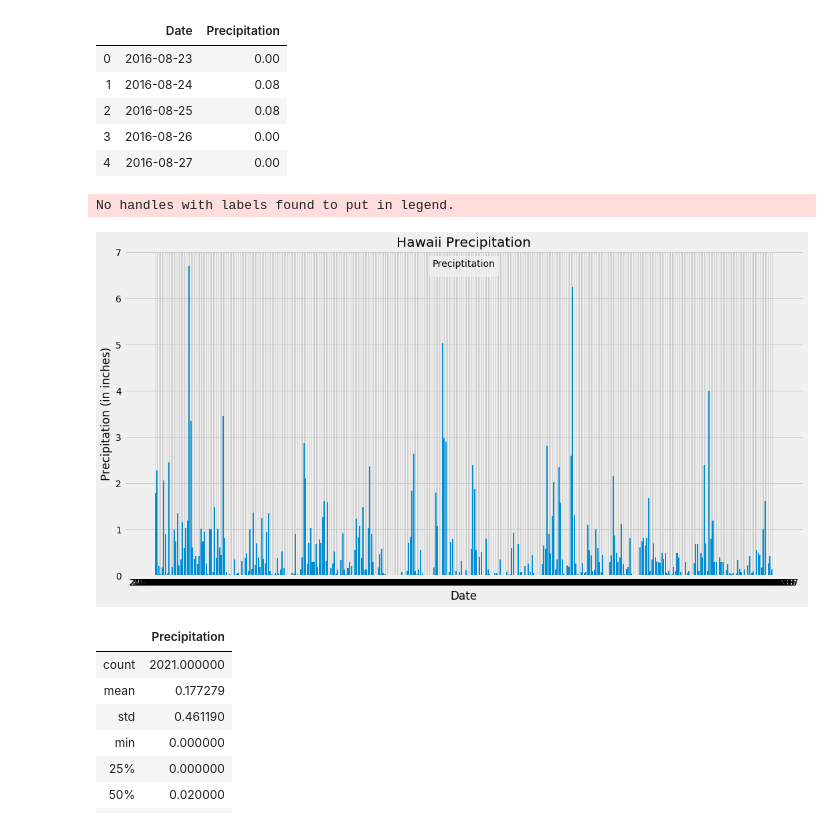
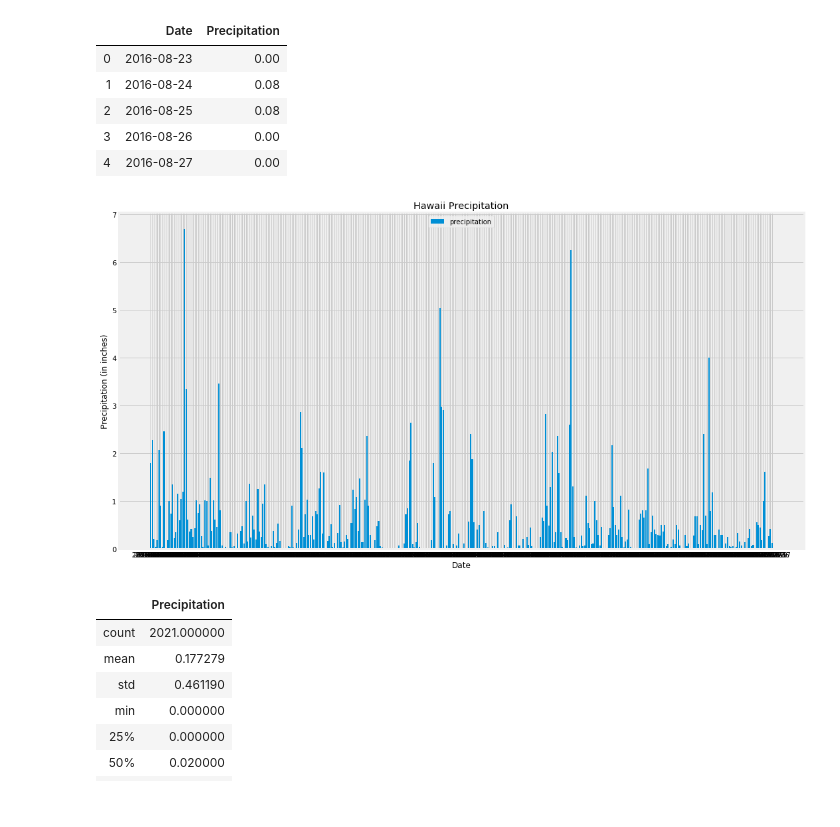
Before and after one commit to bwalshdtan/sqlalchemy-challenge, a Jupyter notebook: climate_starter.ipynb, the cells around one changed output. Drawn from its saved outputs; the diff is of its cells as text; code cells hidden in the pictures.

```diff
--- a/climate_starter.ipynb
+++ b/climate_starter.ipynb
@@ -134,17 +134,16 @@ prcp_df.head()
 | 4 | 2016-08-27 | 0.00 |
 # %%
 plt.figure(figsize=(15,8))
-plt.bar(prcp_df['Date'], prcp_df['Precipitation'])
+plt.bar(prcp_df['Date'], prcp_df['Precipitation'], label="precipitation")
 plt.title('Hawaii Precipitation')
 plt.xlabel('Date')
 plt.ylabel('Precipitation (in inches)')
 plt.tight_layout()
-plt.legend(title='Preciptitation', loc='upper center')
-#plt.savefig('PreciptitationByDate.png')
+plt.legend(loc='upper center')
+plt.savefig('PreciptitationByDate.png')
 plt.show()
 # %% [output]
-No handles with labels found to put in legend.
-[figure, old version]
+[figure, new version]
 # %%
 # Use Pandas to calcualte the summary statistics for the precipitation data
 prcp_df.describe()
```
Also changed, not shown: parts of 3 cells of this notebook, 3 other files.
